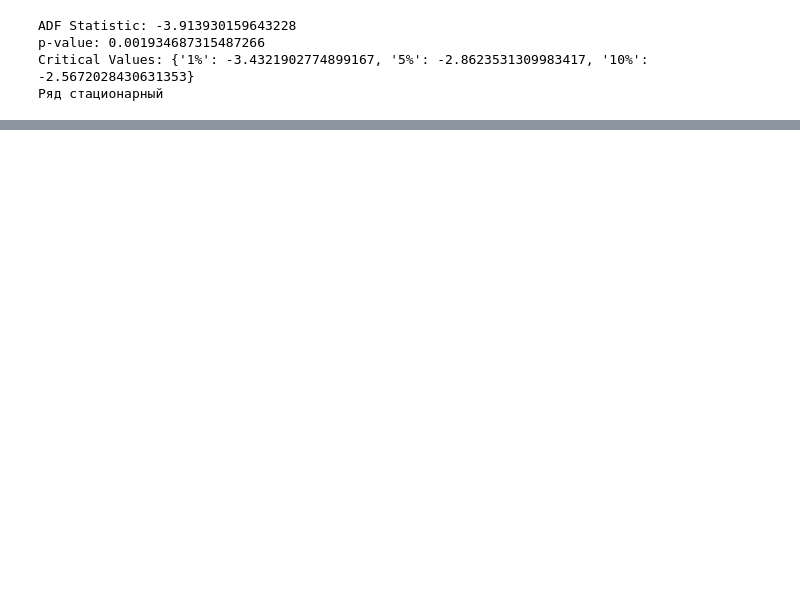
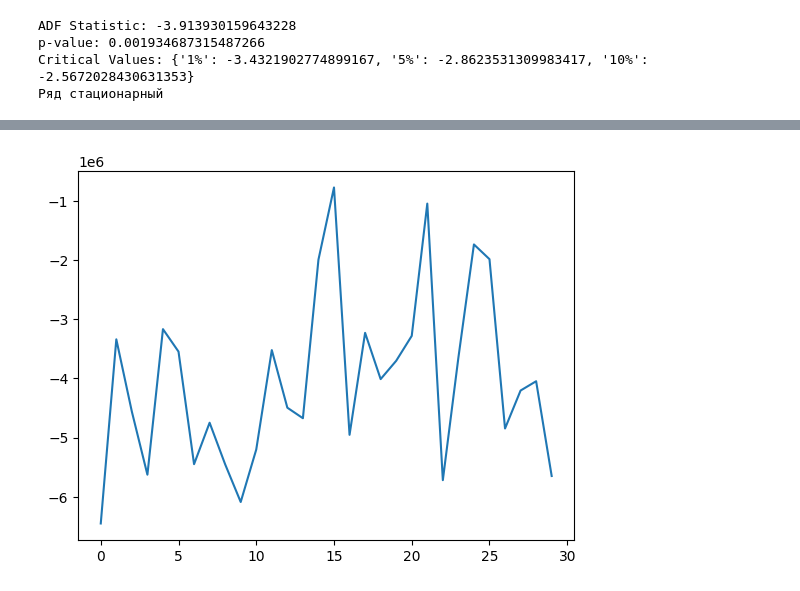
Before and after one commit to DmitriyShalashov/LSTM-House-sales, a Jupyter notebook: House_Sales_LSTM.ipynb, the cells around one changed output, grey strips where cells are left out. Cells and saved outputs as stored; diff of their text form; code cells hidden in the pictures; blank space fills up the shorter version.

```diff
--- a/House_Sales_LSTM.ipynb
+++ b/House_Sales_LSTM.ipynb
@@ -288,0 +327,12 @@ plt.show()
+# %%
+prev=np.array([X[-1]])
+forecasts=[]
+for _ in range(30):
+  predict=model.predict(prev)
+  prev=np.roll(prev,-1)
+  prev[0,-1]=predict[0,0]
+  forecasts.append(predict[0,0])
+
+plt.plot(scaler_y.inverse_transform(np.array(forecasts).reshape(-1,1)))
+plt.show()
+# %% [output]
@@ -288,0 +356 @@ plt.show()
+[figure, added]
```
Also changed, not shown: parts of 16 cells of this notebook.
